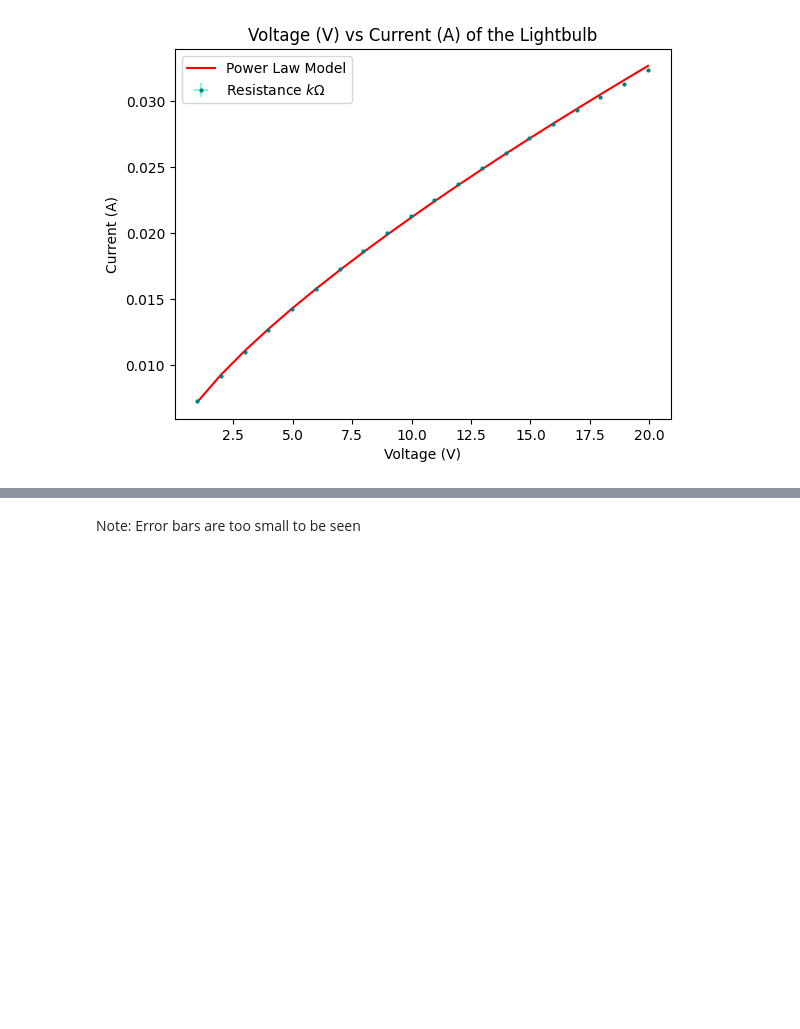
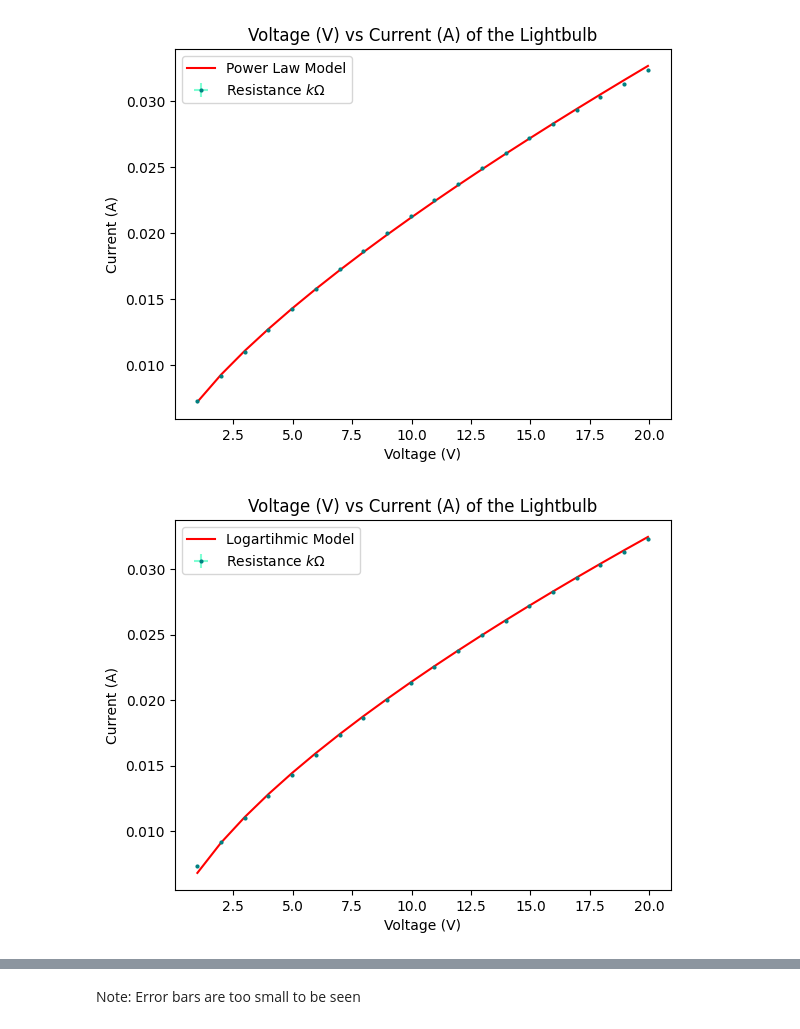
Before and after one commit to PercyFrancis/PHY224, a Jupyter notebook: resistor_lightbulb/template_lightbulb.ipynb, the cells around one changed output, grey strips where cells are left out. Drawn from its saved outputs; the diff is of its cells as text; code cells hidden in the pictures; blank space fills up the shorter version.

Commit message:
added rest of models

```diff
--- a/resistor_lightbulb/template_lightbulb.ipynb
+++ b/resistor_lightbulb/template_lightbulb.ipynb
@@ -59,4 +62,4 @@ def power_law(V, a, b, c):
 # function for power law model
 # V given to this equation should be ln(V)
 def logarithmic(V, a, b):
-    return np.log()
+    return np.log(a) + b * np.log(V)
@@ -69,3 +75,8 @@ pstd = np.sqrt(np.diag(pcov))
 pstd
 # %% [output]
 array([0.00425197, 0.43864655, 0.00596391])
+# %%
+# curve fit of logarithmic using curve_fit
+poptl, pcovl = curve_fit(power_law, xdata=voltage_data, ydata=ampere_data, absolute_sigma=True, sigma = voltage_error/voltage_data)
+pstdl = np.sqrt(np.diag(pcov))
+pstdl
@@ -106,3 +157,18 @@ plt.title('Voltage (V) vs Current (A) of the Lightbulb')
 plt.show()
 # %% [output]
 [figure]
+# %%
+plt.errorbar(x = voltage_data, y = ampere_data, xerr=voltage_error, yerr=ampere_error, fmt= 'o',
+               ms=2, color='teal', ecolor='aquamarine', label='Resistance $k \Omega$')
+
+plt.plot(voltage_data, np.exp(logarithmic(voltage_data, poptl[0], poptl[1])) + 0.003, label = "Logartihmic Model", color='red')
+
+# Legend and titles
+plt.legend()
+plt.xlabel('Voltage (V)')
+plt.ylabel('Current (A)')
+plt.title('Voltage (V) vs Current (A) of the Lightbulb')
+
+plt.show()
+# %% [output]
+[figure, added]
```
Also changed, not shown: parts of 16 cells of this notebook.
